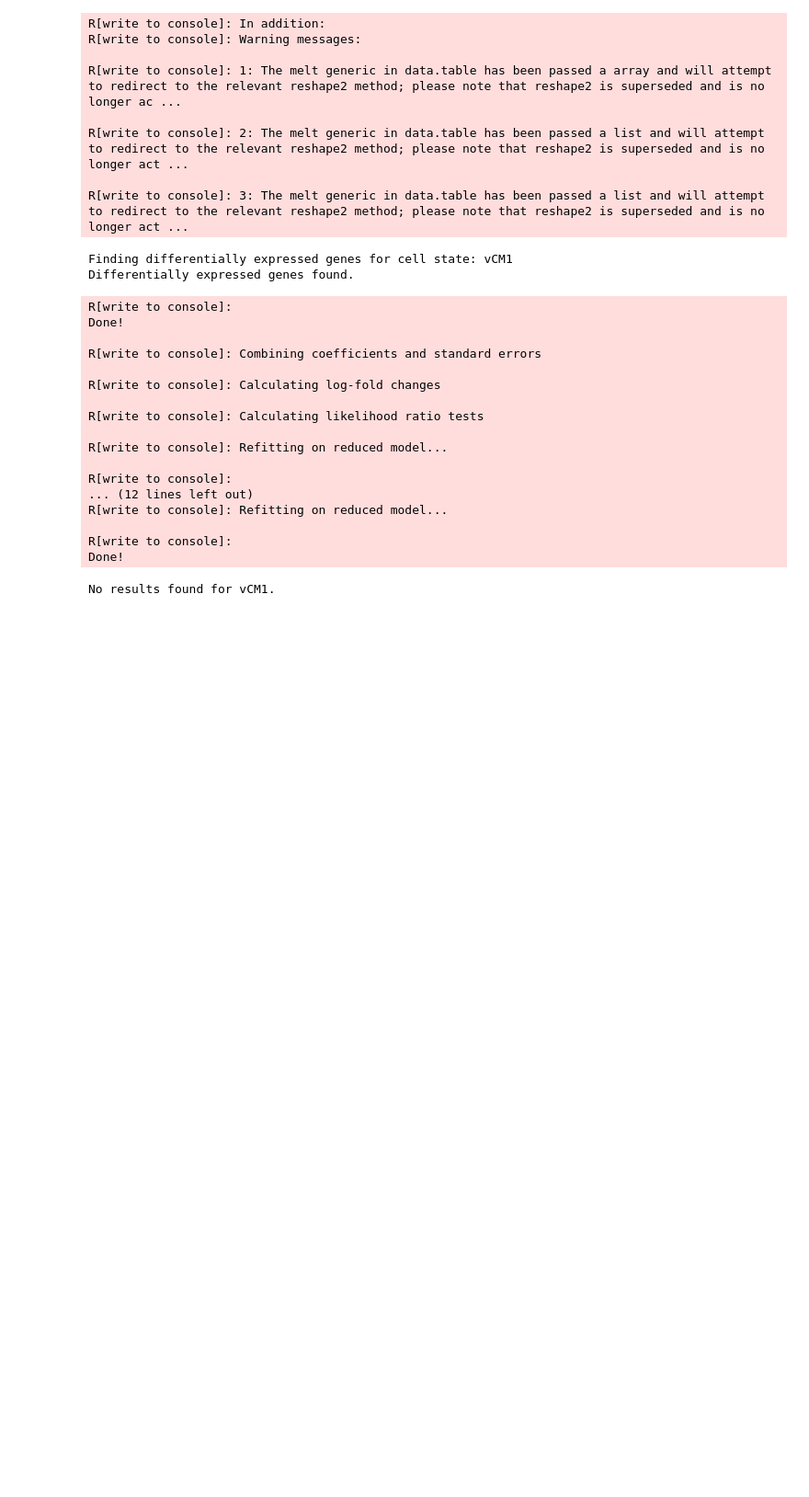
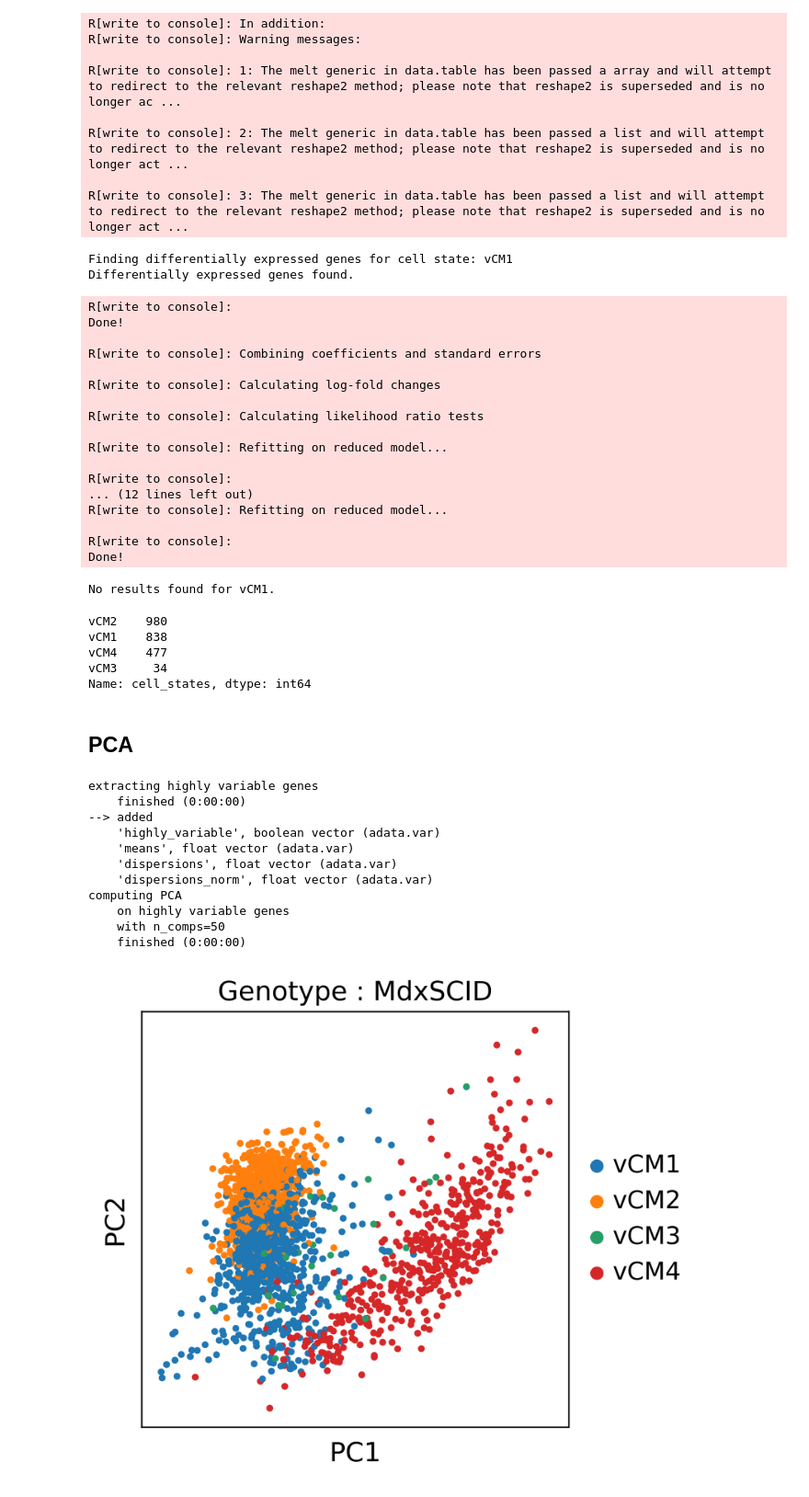
Before and after one commit to Talavera-Lopez-Lab/hofmann_dmd, a Jupyter notebook: DE/mast_mdxscid.ipynb, the cells around one changed output. Shown at 92% size. Drawn from its saved outputs; the diff is of its cells as text; code cells hidden in the pictures; blank space fills up the shorter version.

```diff
--- a/DE/mast_mdxscid.ipynb
+++ b/DE/mast_mdxscid.ipynb
@@ -522,3 +611,30 @@ R[write to console]: Refitting on reduced model...
 R[write to console]:
 Done!
 No results found for vCM1.
+# %%
+adata.obs['cell_states'].value_counts()
+# %% [output]
+vCM2    980
+vCM1    838
+vCM4    477
+vCM3     34
+Name: cell_states, dtype: int64
+# %% [markdown]
+## PCA
+# %%
+sc.pp.highly_variable_genes(adata)
+sc.pp.pca(adata,svd_solver="arpack", use_highly_variable=True)
+sc.pl.pca(adata, color= 'cell_states', title = 'Genotype : MdxSCID')
+# %% [output]
+extracting highly variable genes
+    finished (0:00:00)
+--> added
+    'highly_variable', boolean vector (adata.var)
+    'means', float vector (adata.var)
+    'dispersions', float vector (adata.var)
+    'dispersions_norm', float vector (adata.var)
+computing PCA
+    on highly variable genes
+    with n_comps=50
+    finished (0:00:00)
+[figure, added]
```
Also changed, not shown: parts of 2 cells of this notebook, 4 other files.
